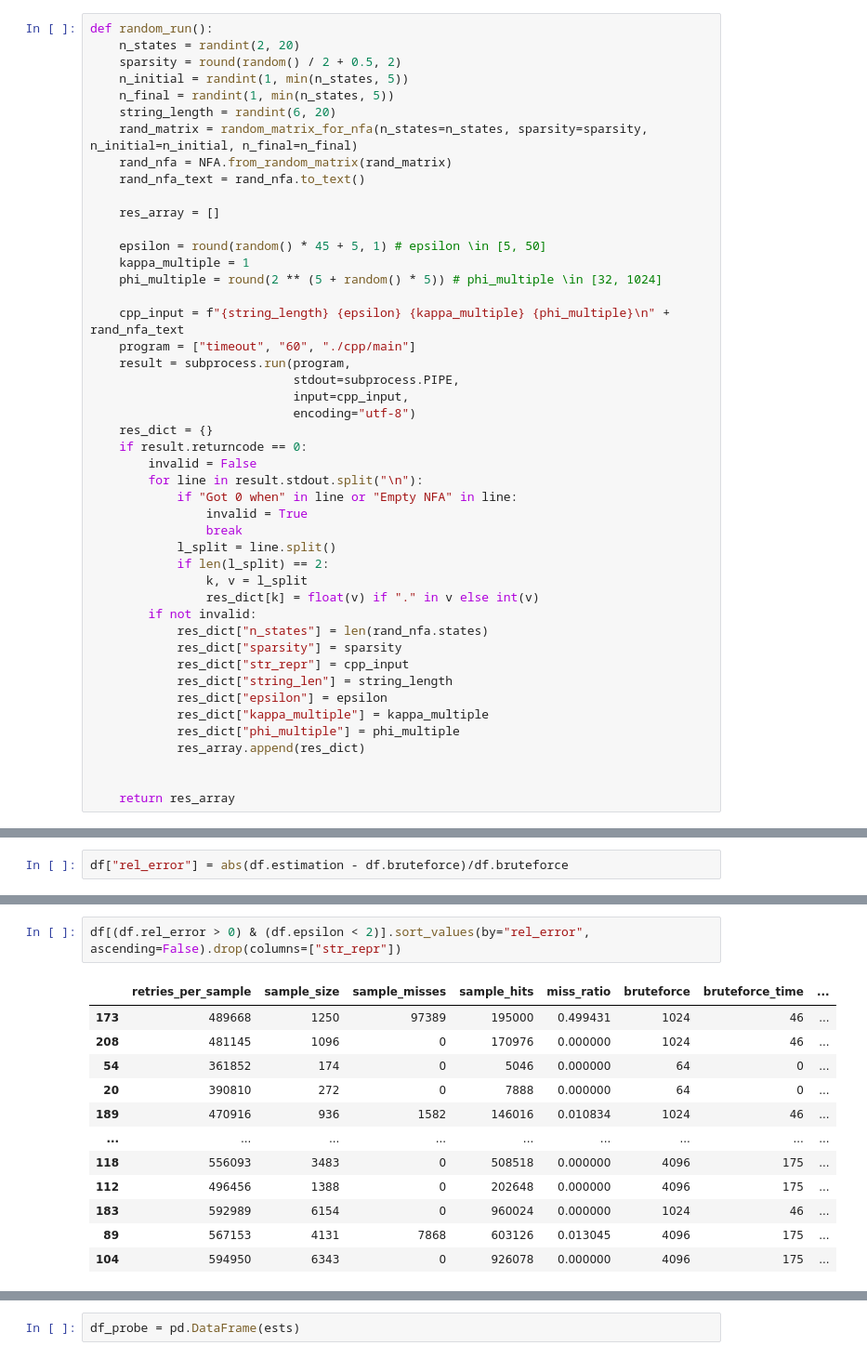
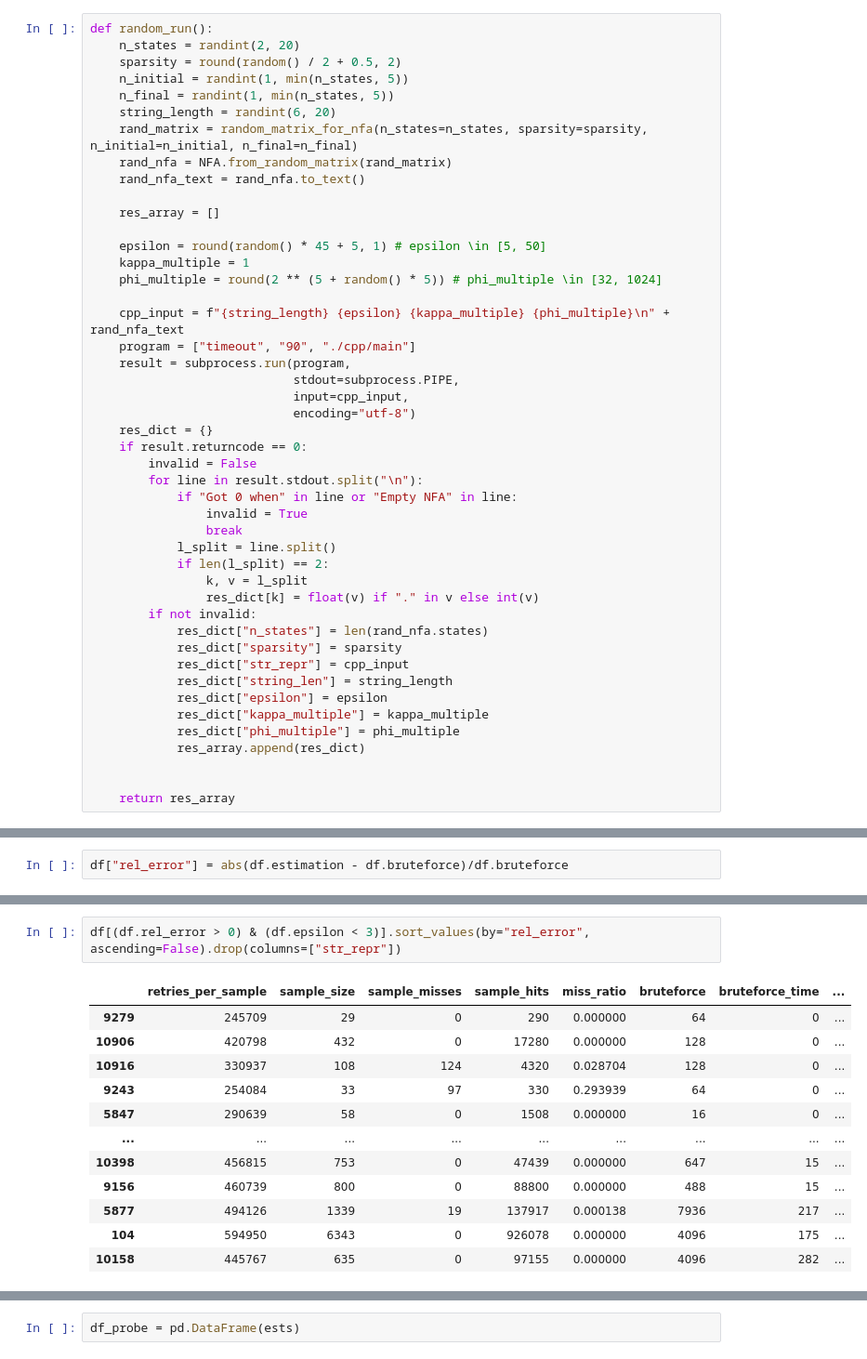
Before and after one commit to viantirreau/count-nfa, a Jupyter notebook: cpp_bindings.ipynb, the cells around one changed output, grey strips where cells are left out. Shown at 93% size. Cells and saved outputs as stored; diff of their text form.

```diff
--- a/cpp_bindings.ipynb
+++ b/cpp_bindings.ipynb
@@ -29,7 +29,7 @@ def random_run():
     phi_multiple = round(2 ** (5 + random() * 5)) # phi_multiple \in [32, 1024]
 
     cpp_input = f"{string_length} {epsilon} {kappa_multiple} {phi_multiple}\n" + rand_nfa_text
-    program = ["timeout", "60", "./cpp/main"]
+    program = ["timeout", "90", "./cpp/main"]
     result = subprocess.run(program,
                             stdout=subprocess.PIPE,
                             input=cpp_input,
@@ -125,17 +130,17 @@ plt.legend(*sc.legend_elements(), bbox_to_anchor=(0.18, 0.95), loc=0)
 [interactive output not drawn]
 <matplotlib.legend.Legend at 0x...>
 # %%
-df[(df.rel_error > 0) & (df.epsilon < 2)].sort_values(by="rel_error", ascending=False).drop(columns=["str_repr"])
+df[(df.rel_error > 0) & (df.epsilon < 3)].sort_values(by="rel_error", ascending=False).drop(columns=["str_repr"])
 # %% [output]
 |  | retries_per_sample | sample_size | sample_misses | sample_hits | miss_ratio | bruteforce | bruteforce_time | ... |
-| 173 | 489668 | 1250 | 97389 | 195000 | 0.499431 | 1024 | 46 | ... |
-| 208 | 481145 | 1096 | 0 | 170976 | 0.000000 | 1024 | 46 | ... |
-| 54 | 361852 | 174 | 0 | 5046 | 0.000000 | 64 | 0 | ... |
-| 20 | 390810 | 272 | 0 | 7888 | 0.000000 | 64 | 0 | ... |
-| 189 | 470916 | 936 | 1582 | 146016 | 0.010834 | 1024 | 46 | ... |
+| 9279 | 245709 | 29 | 0 | 290 | 0.000000 | 64 | 0 | ... |
+| 10906 | 420798 | 432 | 0 | 17280 | 0.000000 | 128 | 0 | ... |
+| 10916 | 330937 | 108 | 124 | 4320 | 0.028704 | 128 | 0 | ... |
+| 9243 | 254084 | 33 | 97 | 330 | 0.293939 | 64 | 0 | ... |
+| 5847 | 290639 | 58 | 0 | 1508 | 0.000000 | 16 | 0 | ... |
 | ... | ... | ... | ... | ... | ... | ... | ... | ... |
-| 118 | 556093 | 3483 | 0 | 508518 | 0.000000 | 4096 | 175 | ... |
-| 112 | 496456 | 1388 | 0 | 202648 | 0.000000 | 4096 | 175 | ... |
-| 183 | 592989 | 6154 | 0 | 960024 | 0.000000 | 1024 | 46 | ... |
-| 89 | 567153 | 4131 | 7868 | 603126 | 0.013045 | 4096 | 175 | ... |
+| 10398 | 456815 | 753 | 0 | 47439 | 0.000000 | 647 | 15 | ... |
+| 9156 | 460739 | 800 | 0 | 88800 | 0.000000 | 488 | 15 | ... |
+| 5877 | 494126 | 1339 | 19 | 137917 | 0.000138 | 7936 | 217 | ... |
 | 104 | 594950 | 6343 | 0 | 926078 | 0.000000 | 4096 | 175 | ... |
+| 10158 | 445767 | 635 | 0 | 97155 | 0.000000 | 4096 | 282 | ... |
```
Also changed, not shown: parts of 5 cells of this notebook, 1 other file.
